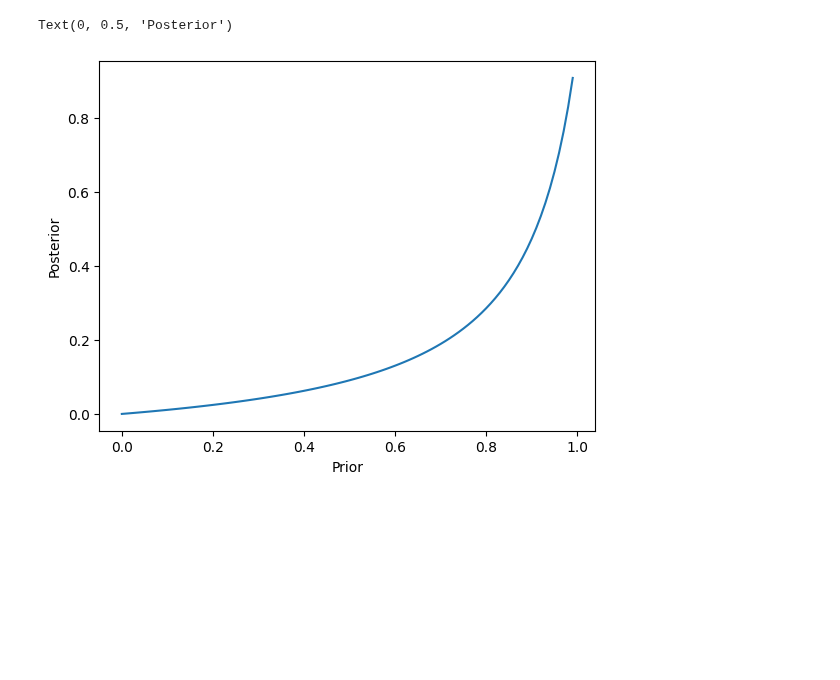
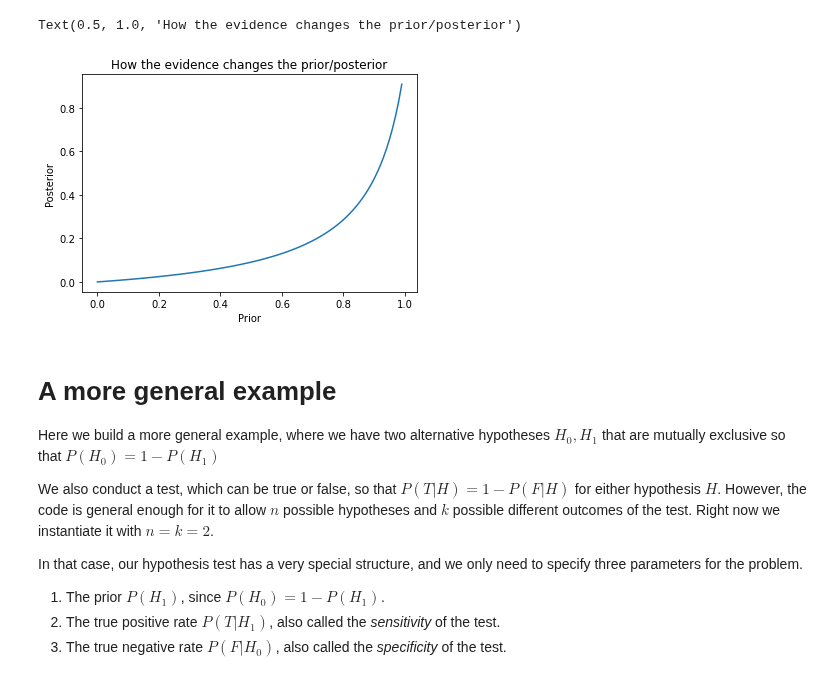
Before and after one commit to olethrosdc/machine-learning-neuch, a Jupyter notebook: BSc/src/bayesian/priors-posteriors.ipynb, the cells around one changed output. Cells and saved outputs as stored; diff of their text form; code cells hidden in the pictures; blank space fills up the shorter version.

```diff
--- a/BSc/src/bayesian/priors-posteriors.ipynb
+++ b/BSc/src/bayesian/priors-posteriors.ipynb
@@ -2,10 +2,12 @@
 import numpy as np
 import matplotlib.pyplot as plt
 # %%
+# Hand-solved solution for the murder problem
 prior = np.arange(0,1,0.01)
 plt.plot(prior, prior / (10 - 9*prior))
 plt.xlabel("Prior")
 plt.ylabel("Posterior")
+plt.title("How the evidence changes the prior/posterior")
 # %% [output]
-Text(0, 0.5, 'Posterior')
+Text(0.5, 1.0, 'How the evidence changes the prior/posterior')
-[figure, old version]
+[figure, new version]
@@ -15,0 +14,14 @@ prior = np.ones(n_alternatives)/n_alternatives
+# %% [markdown]
+# A  more general example
+
+Here we build a more general example, where we have two alternative hypotheses $H_0, H_1$ that are mutually exclusive so that
+$P(H_0) = 1 - P(H_1)$
+
+We also conduct a test, which can be true or false, so that $P(T | H) = 1 - P(F | H)$ for either hypothesis $H$.
+However, the code is general enough for it to allow $n$ possible hypotheses and $k$ possible different outcomes of the test. Right now we instantiate it with $n=k=2$.
+
+In that case, our hypothesis test has a very special structure, and we only need to specify three parameters for the problem.
+
+1. The prior $P(H_1)$, since $P(H_0) = 1 - P(H_1)$.
+2. The true positive rate $P(T | H_1)$, also called the *sensitivity* of the test.
+3. The true negative rate $P(F | H_0)$, also called the *specificity* of the test.
```
Also changed, not shown: parts of 14 cells of this notebook.
